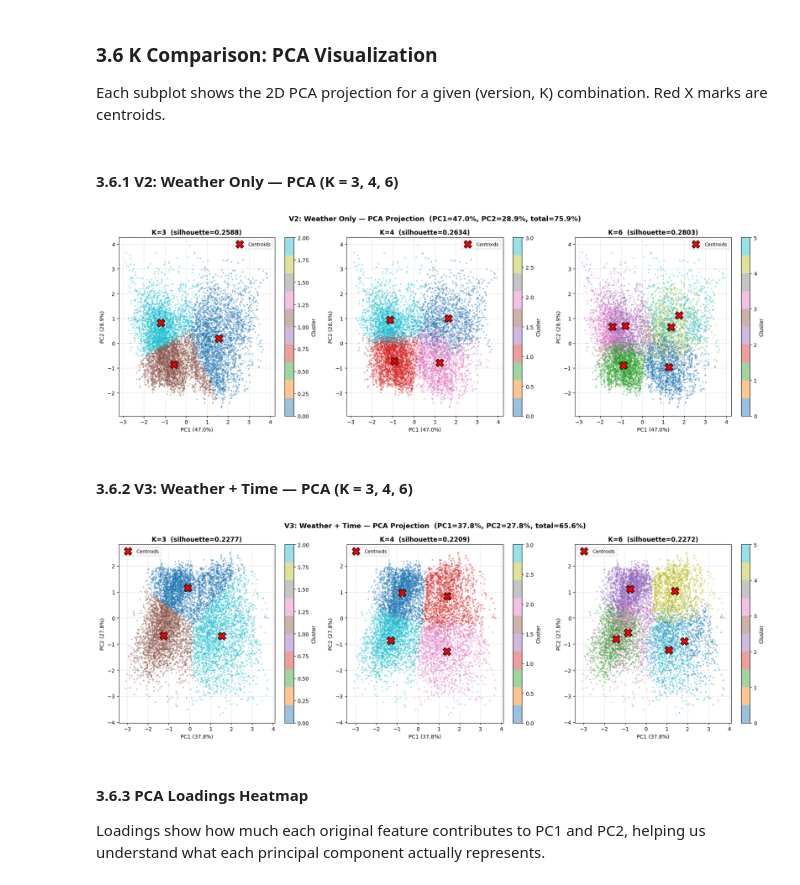
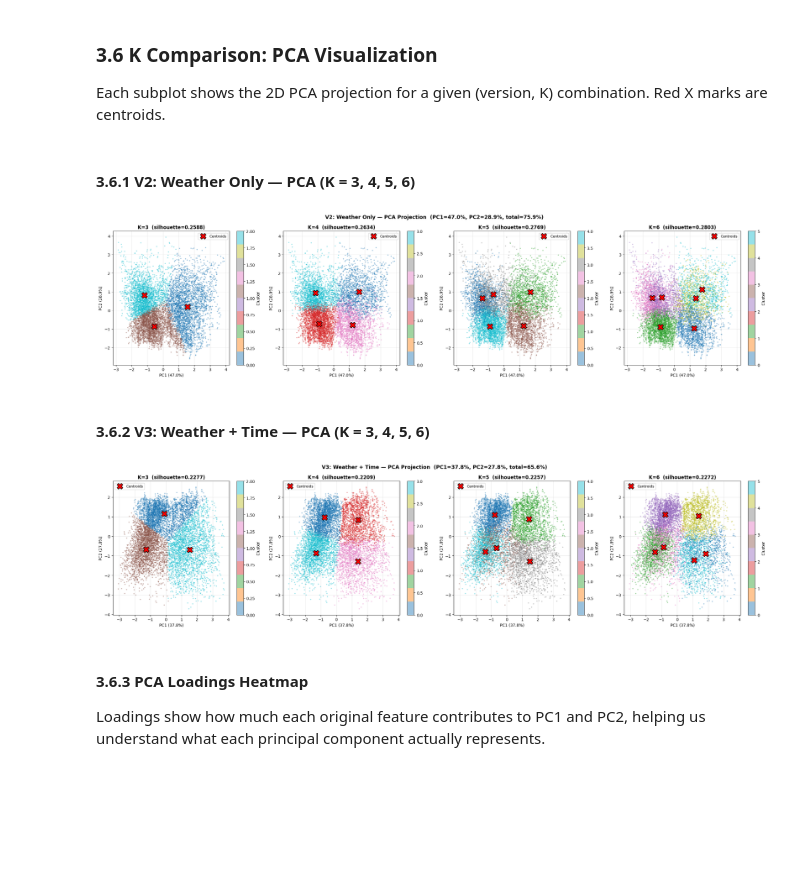
Before and after one commit to quyneehcl/HanoiAirQuality, a Jupyter notebook: task3.ipynb, the cells around one changed output. Cells and saved outputs as stored; diff of their text form; code cells hidden in the pictures; blank space fills up the shorter version.

```diff
--- a/task3.ipynb
+++ b/task3.ipynb
@@ -223,5 +218,5 @@ We compare K = 3, 4, and 6 for both feature versions.
 # %%
-K_COMPARE = [3, 4, 6]
+K_COMPARE = [3, 4, 5, 6]
 
 def fit_kmeans_dict(X, k_list):
     """Fit KMeans for each K in k_list. Returns {k: fitted_model}."""
@@ -258,5 +254,5 @@ for k in K_COMPARE:
 # %%
-fig, axes = plt.subplots(1, 3, figsize=(18, 6))
+fig, axes = plt.subplots(1, 4, figsize=(18, 6))
 fig.suptitle('V2: Weather Only — Silhouette Analysis', fontsize=14, fontweight='bold')
 
 for ax, k in zip(axes, K_COMPARE):
@@ -275,5 +271,5 @@ plt.show()
 # %%
-fig, axes = plt.subplots(1, 3, figsize=(18, 6))
+fig, axes = plt.subplots(1, 4, figsize=(24, 6))
 fig.suptitle('V3: Weather + Time — Silhouette Analysis', fontsize=14, fontweight='bold')
 
 for ax, k in zip(axes, K_COMPARE):
@@ -292,13 +288,13 @@ plt.show()
 
 Each subplot shows the 2D PCA projection for a given (version, K) combination. Red X marks are centroids.
 # %% [markdown]
-#### 3.6.1 V2: Weather Only — PCA (K = 3, 4, 6)
+#### 3.6.1 V2: Weather Only — PCA (K = 3, 4, 5, 6)
 # %%
 pca_v2 = PCA(n_components=2).fit(X_v2)
 X_pca_v2 = pca_v2.transform(X_v2)
 var_v2 = pca_v2.explained_variance_ratio_
 
-fig, axes = plt.subplots(1, 3, figsize=(18, 6))
+fig, axes = plt.subplots(1, 4, figsize=(24, 6))
 fig.suptitle(
     f'V2: Weather Only — PCA Projection  (PC1={var_v2[0]:.1%}, PC2={var_v2[1]:.1%}, total={var_v2.sum():.1%})',
     fontsize=13, fontweight='bold'
@@ -324,41 +320,41 @@ for ax, k in zip(axes, K_COMPARE):
 plt.tight_layout()
 plt.show()
 # %% [output]
-[figure, old version]
+[figure, new version]
 # %% [markdown]
-#### 3.6.2 V3: Weather + Time — PCA (K = 3, 4, 6)
+#### 3.6.2 V3: Weather + Time — PCA (K = 3, 4, 5, 6)
 # %%
 pca_v3 = PCA(n_components=2).fit(X_v3)
 X_pca_v3 = pca_v3.transform(X_v3)
 var_v3 = pca_v3.explained_variance_ratio_
 
-fig, axes = plt.subplots(1, 3, figsize=(18, 6))
+fig, axes = plt.subplots(1, 4, figsize=(24, 6))
 fig.suptitle(
     f'V3: Weather + Time — PCA Projection  (PC1={var_v3[0]:.1%}, PC2={var_v3[1]:.1%}, total={var_v3.sum():.1%})',
     fontsize=13, fontweight='bold'
 )
 
 for ax, k in zip(axes, K_COMPARE):
     labels = models_v3[k].labels_
     centers_pca = pca_v3.transform(models_v3[k].cluster_centers_)
     sil = silhouette_score(X_v3, labels)
 
     sc = ax.scatter(X_pca_v3[:, 0], X_pca_v3[:, 1],
                     c=labels, cmap='tab10', s=8, alpha=0.45, edgecolors='none')
     ax.scatter(centers_pca[:, 0], centers_pca[:, 1],
                c='red', marker='X', s=220, edgecolors='black', linewidths=1.2,
                label='Centroids', zorder=5)
     ax.set_title(f'K={k}  (silhouette={sil:.4f})', fontweight='bold')
     ax.set_xlabel(f'PC1 ({var_v3[0]:.1%})')
     ax.set_ylabel(f'PC2 ({var_v3[1]:.1%})')
     ax.legend(fontsize=9)
     ax.grid(True, alpha=0.3)
     plt.colorbar(sc, ax=ax, label='Cluster')
 
 plt.tight_layout()
 plt.show()
 # %% [output]
-[figure, old version]
+[figure, new version]
 # %% [markdown]
 #### 3.6.3 PCA Loadings Heatmap
 
```
Also changed, not shown: parts of 12 cells of this notebook.
